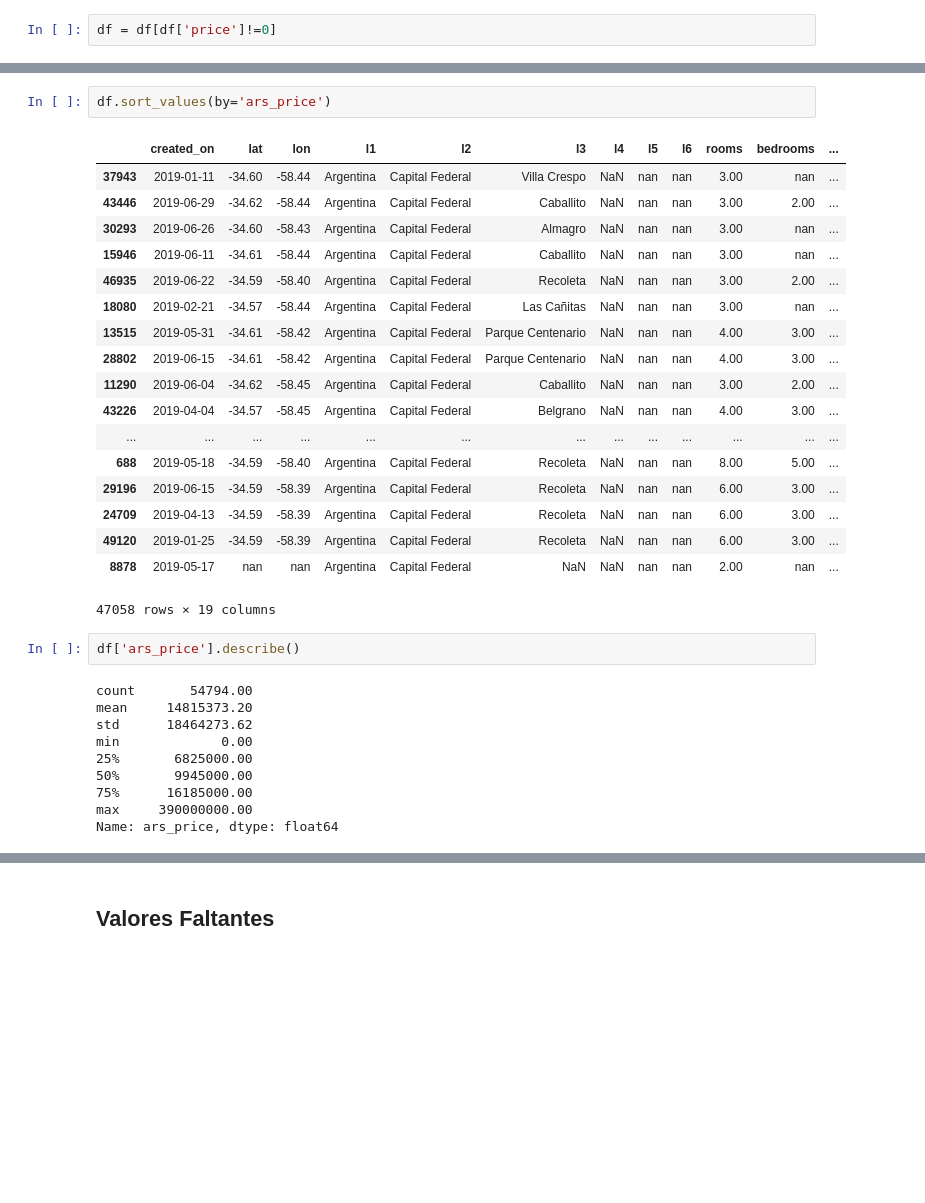
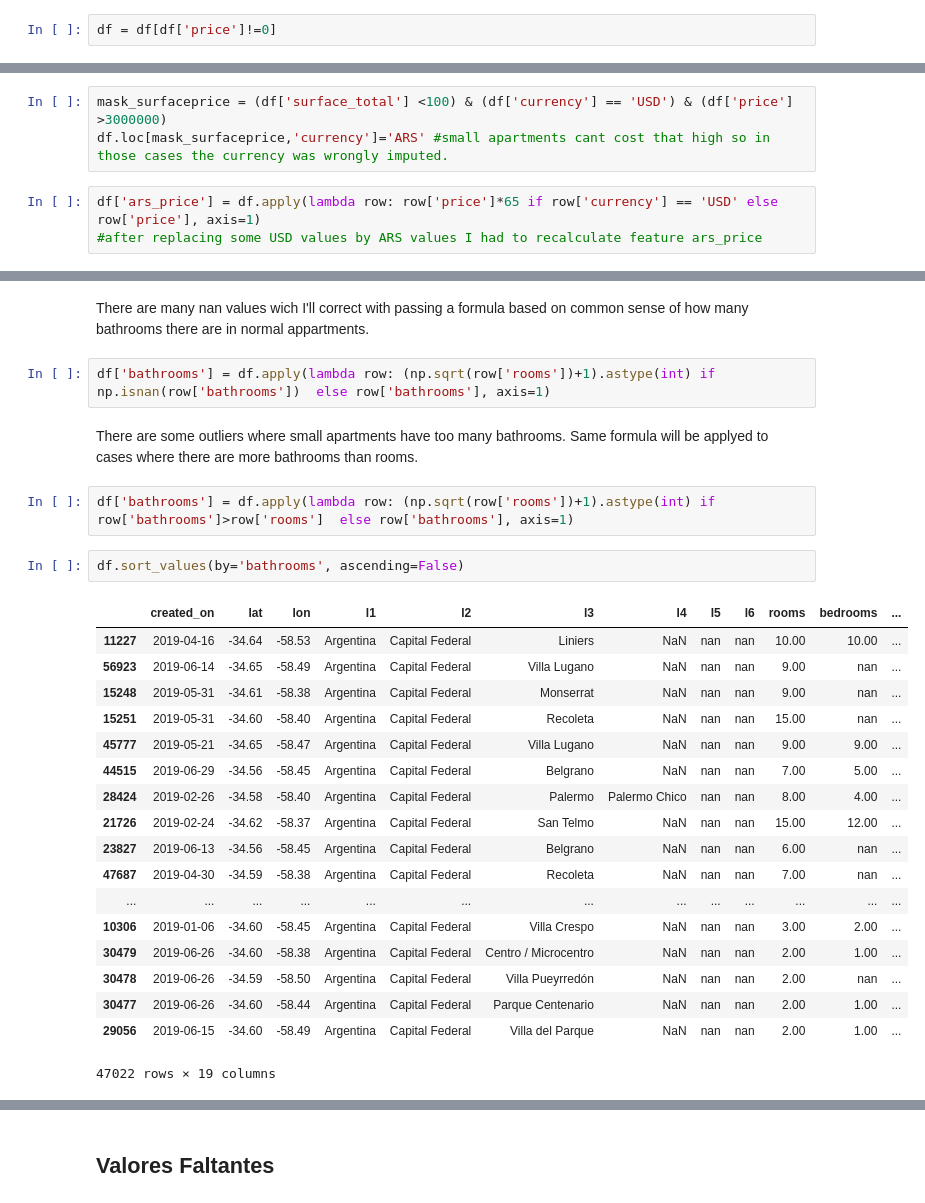
Before and after one commit to mhermida-lab/RealEstate_price_prediction, a Jupyter notebook: Data_analysis.ipynb, the cells around one changed output, grey strips where cells are left out. Drawn from its saved outputs; the diff is of its cells as text; blank space fills up the shorter version.

```diff
--- a/Data_analysis.ipynb
+++ b/Data_analysis.ipynb
@@ -126,0 +154,6 @@ df = df[df['price']!=0]
+# %%
+mask_surfaceprice = (df['surface_total'] <100) & (df['currency'] == 'USD') & (df['price'] >3000000)
+df.loc[mask_surfaceprice,'currency']='ARS' #small apartments cant cost that high so in those cases the currency was wrongly imputed.
+# %%
+df['ars_price'] = df.apply(lambda row: row['price']*65 if row['currency'] == 'USD' else row['price'], axis=1)
+#after replacing some USD values by ARS values I had to recalculate feature ars_price
@@ -160,33 +262,29 @@ df.sort_values(by='ars_price', ascending=False)
+# %% [markdown]
+There are many nan values wich I'll correct with passing a formula based on common sense of how many bathrooms there are in normal appartments.
+# %%
+df['bathrooms'] = df.apply(lambda row: (np.sqrt(row['rooms'])+1).astype(int) if np.isnan(row['bathrooms'])  else row['bathrooms'], axis=1)
+# %% [markdown]
+There are some outliers where small apartments have too many bathrooms. Same formula will be applyed to cases where there are more bathrooms than rooms.
+# %%
+df['bathrooms'] = df.apply(lambda row: (np.sqrt(row['rooms'])+1).astype(int) if row['bathrooms']>row['rooms']  else row['bathrooms'], axis=1)
 # %%
-df.sort_values(by='ars_price')
+df.sort_values(by='bathrooms', ascending=False)
 # %% [output]
 |  | created_on | lat | lon | l1 | l2 | l3 | l4 | l5 | l6 | rooms | bedrooms | ... |
-| 37943 | 2019-01-11 | -34.60 | -58.44 | Argentina | Capital Federal | Villa Crespo | NaN | nan | nan | 3.00 | nan | ... |
-| 43446 | 2019-06-29 | -34.62 | -58.44 | Argentina | Capital Federal | Caballito | NaN | nan | nan | 3.00 | 2.00 | ... |
-| 30293 | 2019-06-26 | -34.60 | -58.43 | Argentina | Capital Federal | Almagro | NaN | nan | nan | 3.00 | nan | ... |
-| 15946 | 2019-06-11 | -34.61 | -58.44 | Argentina | Capital Federal | Caballito | NaN | nan | nan | 3.00 | nan | ... |
-| 46935 | 2019-06-22 | -34.59 | -58.40 | Argentina | Capital Federal | Recoleta | NaN | nan | nan | 3.00 | 2.00 | ... |
-| 18080 | 2019-02-21 | -34.57 | -58.44 | Argentina | Capital Federal | Las Cañitas | NaN | nan | nan | 3.00 | nan | ... |
-| 13515 | 2019-05-31 | -34.61 | -58.42 | Argentina | Capital Federal | Parque Centenario | NaN | nan | nan | 4.00 | 3.00 | ... |
-| 28802 | 2019-06-15 | -34.61 | -58.42 | Argentina | Capital Federal | Parque Centenario | NaN | nan | nan | 4.00 | 3.00 | ... |
-| 11290 | 2019-06-04 | -34.62 | -58.45 | Argentina | Capital Federal | Caballito | NaN | nan | nan | 3.00 | 2.00 | ... |
-| 43226 | 2019-04-04 | -34.57 | -58.45 | Argentina | Capital Federal | Belgrano | NaN | nan | nan | 4.00 | 3.00 | ... |
+| 11227 | 2019-04-16 | -34.64 | -58.53 | Argentina | Capital Federal | Liniers | NaN | nan | nan | 10.00 | 10.00 | ... |
+| 56923 | 2019-06-14 | -34.65 | -58.49 | Argentina | Capital Federal | Villa Lugano | NaN | nan | nan | 9.00 | nan | ... |
+| 15248 | 2019-05-31 | -34.61 | -58.38 | Argentina | Capital Federal | Monserrat | NaN | nan | nan | 9.00 | nan | ... |
+| 15251 | 2019-05-31 | -34.60 | -58.40 | Argentina | Capital Federal | Recoleta | NaN | nan | nan | 15.00 | nan | ... |
+| 45777 | 2019-05-21 | -34.65 | -58.47 | Argentina | Capital Federal | Villa Lugano | NaN | nan | nan | 9.00 | 9.00 | ... |
+| 44515 | 2019-06-29 | -34.56 | -58.45 | Argentina | Capital Federal | Belgrano | NaN | nan | nan | 7.00 | 5.00 | ... |
+| 28424 | 2019-02-26 | -34.58 | -58.40 | Argentina | Capital Federal | Palermo | Palermo Chico | nan | nan | 8.00 | 4.00 | ... |
+| 21726 | 2019-02-24 | -34.62 | -58.37 | Argentina | Capital Federal | San Telmo | NaN | nan | nan | 15.00 | 12.00 | ... |
+| 23827 | 2019-06-13 | -34.56 | -58.45 | Argentina | Capital Federal | Belgrano | NaN | nan | nan | 6.00 | nan | ... |
+| 47687 | 2019-04-30 | -34.59 | -58.38 | Argentina | Capital Federal | Recoleta | NaN | nan | nan | 7.00 | nan | ... |
 | ... | ... | ... | ... | ... | ... | ... | ... | ... | ... | ... | ... | ... |
-| 688 | 2019-05-18 | -34.59 | -58.40 | Argentina | Capital Federal | Recoleta | NaN | nan | nan | 8.00 | 5.00 | ... |
-| 29196 | 2019-06-15 | -34.59 | -58.39 | Argentina | Capital Federal | Recoleta | NaN | nan | nan | 6.00 | 3.00 | ... |
-| 24709 | 2019-04-13 | -34.59 | -58.39 | Argentina | Capital Federal | Recoleta | NaN | nan | nan | 6.00 | 3.00 | ... |
-| 49120 | 2019-01-25 | -34.59 | -58.39 | Argentina | Capital Federal | Recoleta | NaN | nan | nan | 6.00 | 3.00 | ... |
-| 8878 | 2019-05-17 | nan | nan | Argentina | Capital Federal | NaN | NaN | nan | nan | 2.00 | nan | ... |
+| 10306 | 2019-01-06 | -34.60 | -58.45 | Argentina | Capital Federal | Villa Crespo | NaN | nan | nan | 3.00 | 2.00 | ... |
+| 30479 | 2019-06-26 | -34.60 | -58.38 | Argentina | Capital Federal | Centro / Microcentro | NaN | nan | nan | 2.00 | 1.00 | ... |
+| 30478 | 2019-06-26 | -34.59 | -58.50 | Argentina | Capital Federal | Villa Pueyrredón | NaN | nan | nan | 2.00 | nan | ... |
+| 30477 | 2019-06-26 | -34.60 | -58.44 | Argentina | Capital Federal | Parque Centenario | NaN | nan | nan | 2.00 | 1.00 | ... |
+| 29056 | 2019-06-15 | -34.60 | -58.49 | Argentina | Capital Federal | Villa del Parque | NaN | nan | nan | 2.00 | 1.00 | ... |
-47058 rows × 19 columns
+47022 rows × 19 columns
-# %%
-df['ars_price'].describe()
-# %% [output]
-count       54794.00
-mean     14815373.20
-std      18464273.62
-min             0.00
-25%       6825000.00
-50%       9945000.00
-75%      16185000.00
-max     390000000.00
-Name: ars_price, dtype: float64
```
Also changed, not shown: parts of 44 cells of this notebook.
